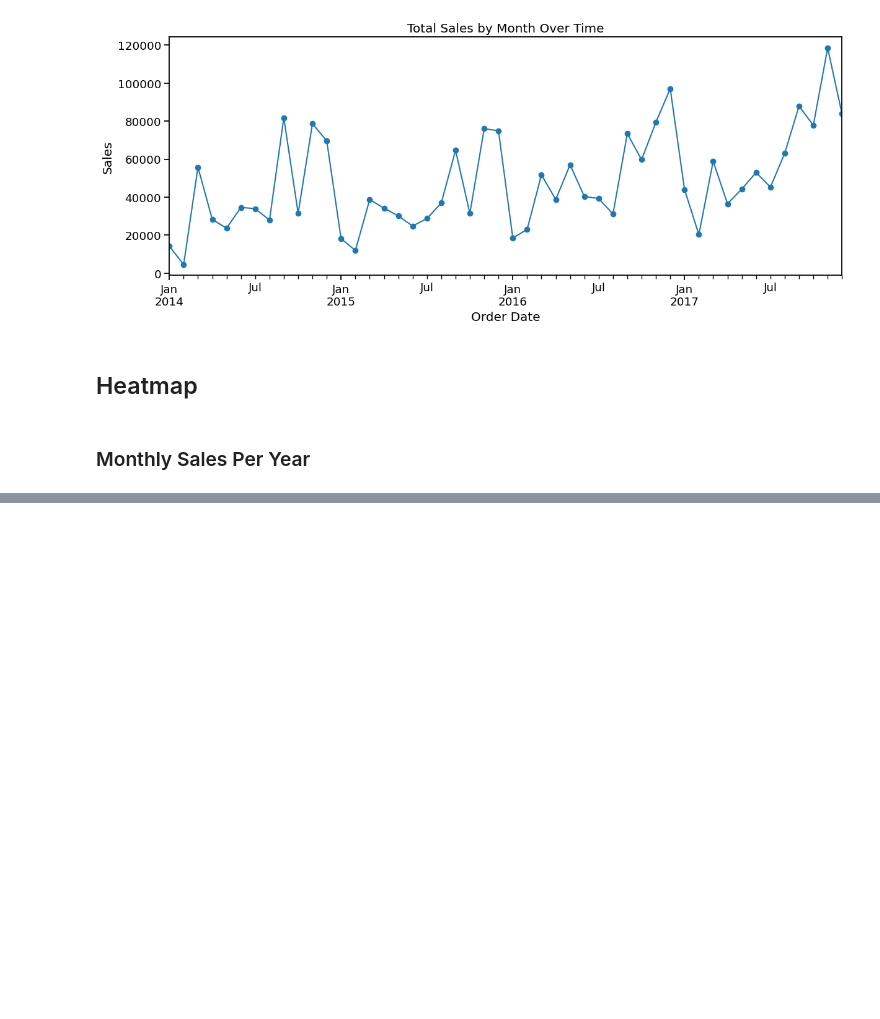
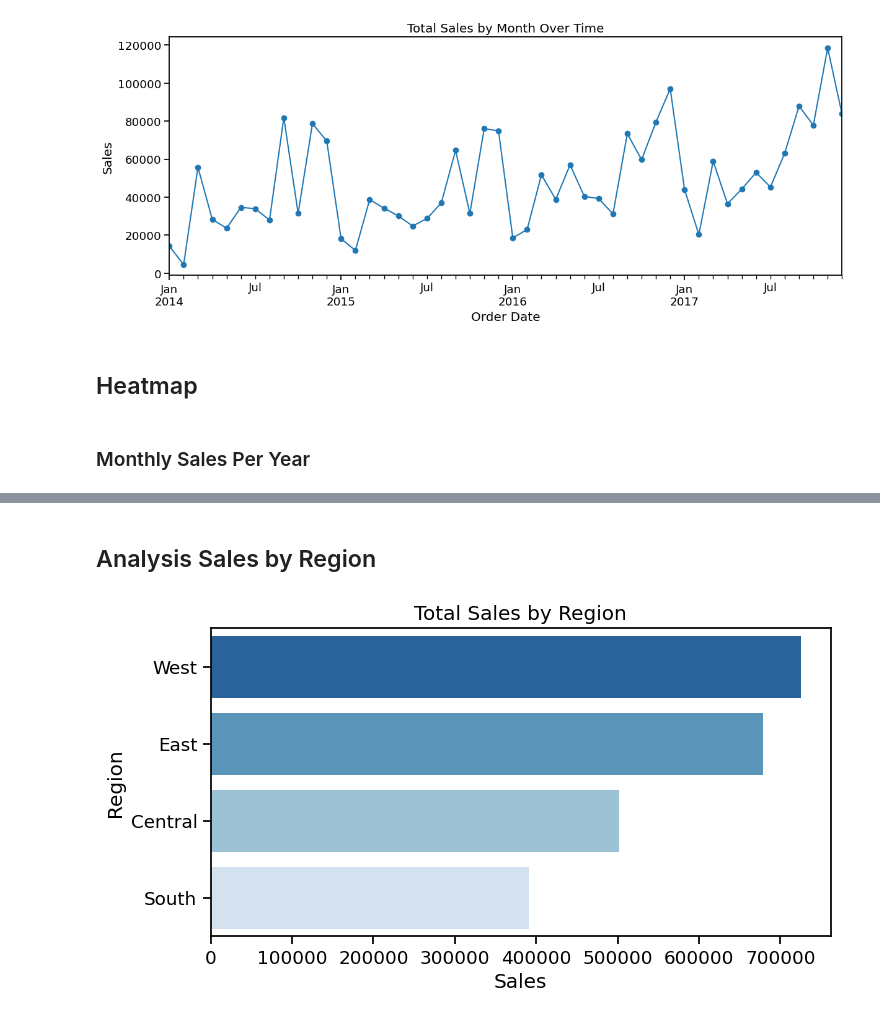
Before and after one commit to ar3haa/Data-Analysis-For-Superstore-Dataset, a Jupyter notebook: dat_analysis_superstore_dataset.ipynb, the cells around one changed output, grey strips where cells are left out. Drawn from its saved outputs; the diff is of its cells as text; code cells hidden in the pictures; blank space fills up the shorter version.

Commit message:
Analysis

```diff
--- a/dat_analysis_superstore_dataset.ipynb
+++ b/dat_analysis_superstore_dataset.ipynb
@@ -174,0 +213,12 @@ plt.show()
+# %% [markdown]
+## Analysis Sales by Region
+# %%
+top_regions = df.groupby('Region')['Sales'].sum().sort_values(ascending=False)
+plt.figure(figsize=(8,4))
+sns.barplot(x=top_regions.values , y= top_regions.index , palette='Blues_r')
+plt.xlabel('Sales')
+plt.ylabel('Region')
+plt.title('Total Sales by Region')
+plt.show()
+# %% [output]
+[figure, added]
```
Also changed, not shown: parts of 20 cells of this notebook.
